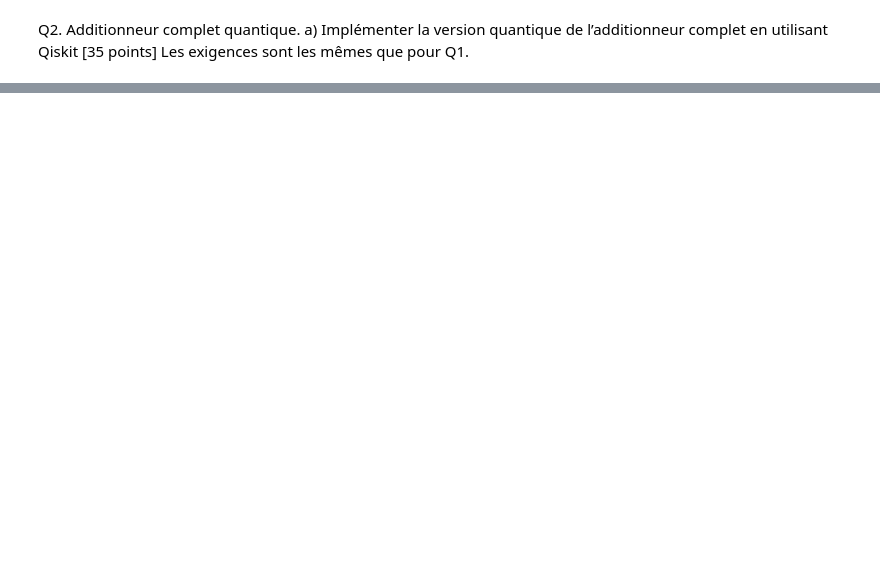
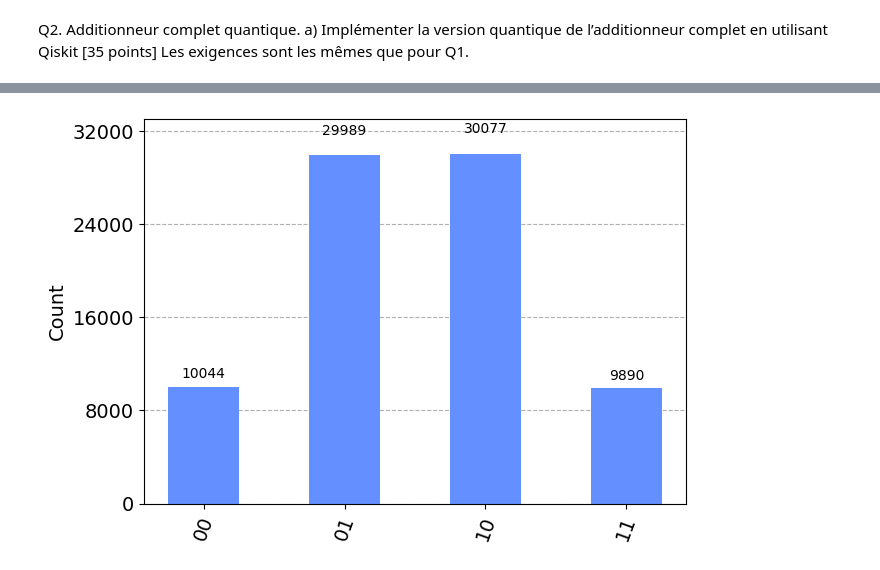
Before and after one commit to AdamNaoui/LOG6953C_TPs, a Jupyter notebook: TP1/TP1_LOG6953C.ipynb, the cells around one changed output, grey strips where cells are left out. Saved outputs shown, nothing was run; the diff lists cells and outputs as text; code cells hidden in the pictures; blank space fills up the shorter version.

```diff
--- a/TP1/TP1_LOG6953C.ipynb
+++ b/TP1/TP1_LOG6953C.ipynb
@@ -166,0 +377,13 @@ Rapportez le processus de calcul. [15 points]
+# %%
+backend = BasicAer.get_backend('qasm_simulator')
+
+# Compiler
+transpile(circuit, backend)
+
+# Run
+job = execute(circuit, backend, shots=80000)
+
+count = job.result().get_counts()
+plot_histogram(count)
+# %% [output]
+[figure, added]
```
Also changed, not shown: parts of 18 cells of this notebook, 6 other files.
